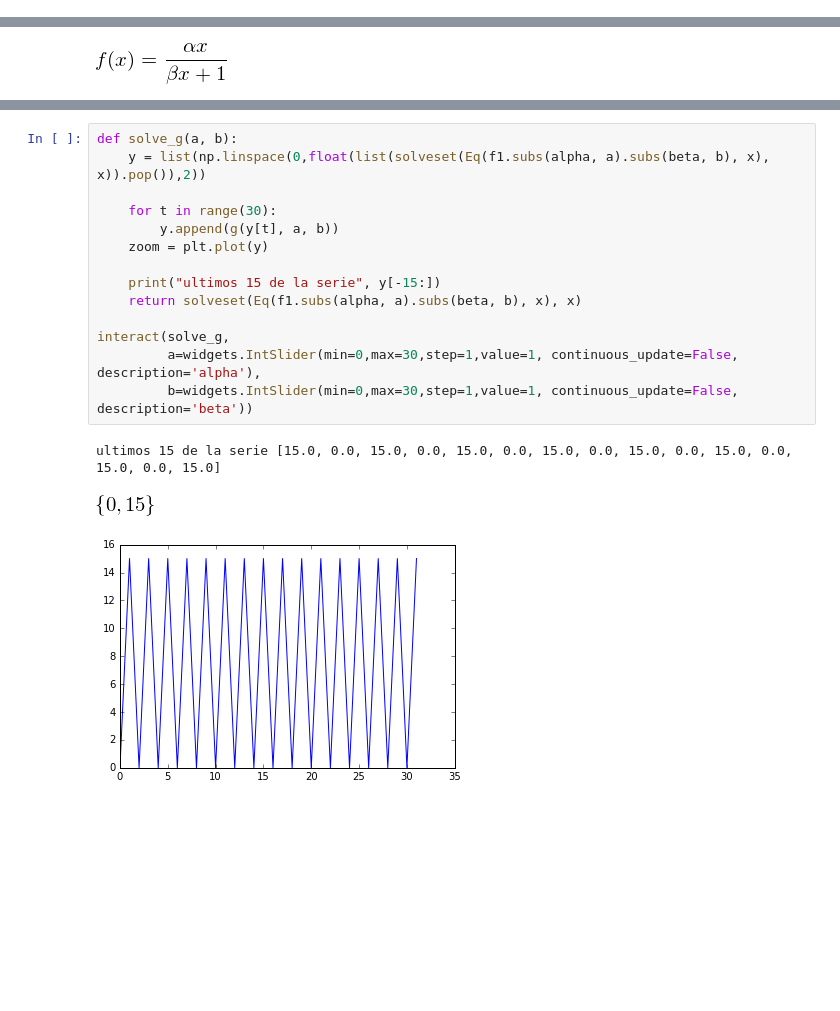
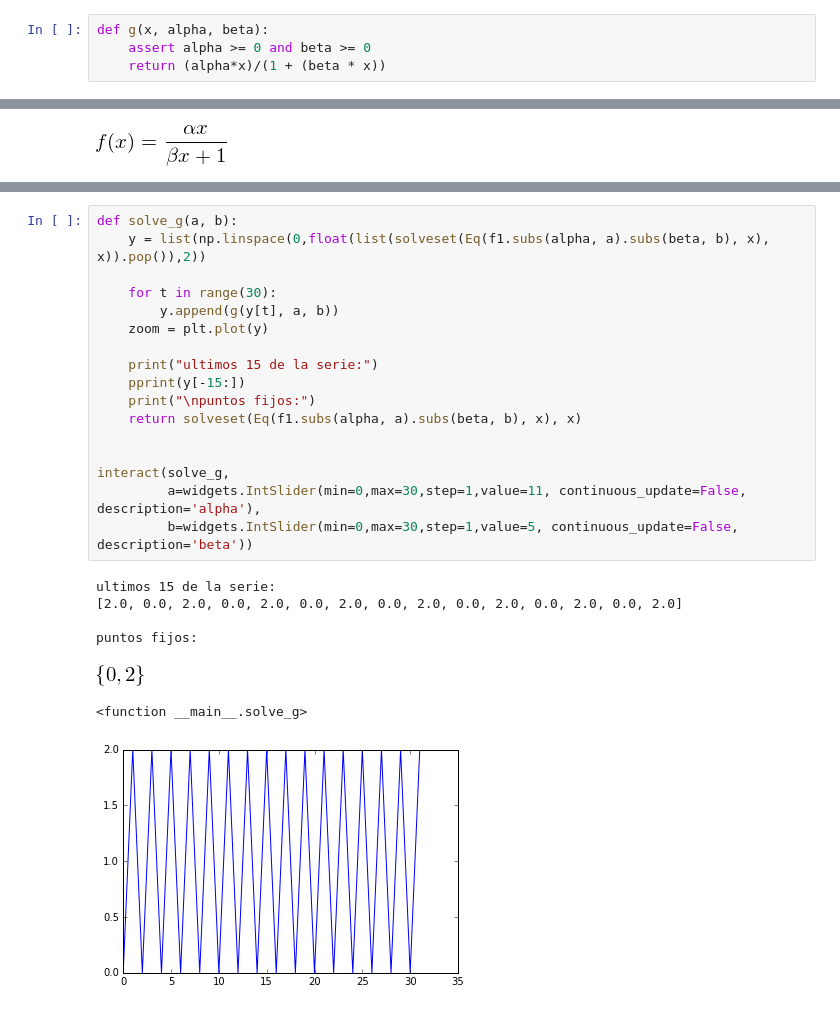
Before and after one commit to rgarcia-herrera/sistemas-dinamicos, a Jupyter notebook: Glass et Pasternack.ipynb, the cells around one changed output, grey strips where cells are left out. Drawn from its saved outputs; the diff is of its cells as text; blank space fills up the shorter version.

```diff
--- a/Glass et Pasternack.ipynb
+++ b/Glass et Pasternack.ipynb
@@ -51 +56,5 @@ def cobweb(f, x, y):
+# %%
+def g(x, alpha, beta):
+    assert alpha >= 0 and beta >= 0
+    return (alpha*x)/(1 + (beta * x))
 # %%
@@ -101,18 +117,25 @@ solveset(Eq(f1,x),x)
 # %%
 def solve_g(a, b):
     y = list(np.linspace(0,float(list(solveset(Eq(f1.subs(alpha, a).subs(beta, b), x), x)).pop()),2))
 
     for t in range(30):
         y.append(g(y[t], a, b))
     zoom = plt.plot(y)
 
-    print("ultimos 15 de la serie", y[-15:])
+    print("ultimos 15 de la serie:")
+    pprint(y[-15:])
+    print("\npuntos fijos:")
     return solveset(Eq(f1.subs(alpha, a).subs(beta, b), x), x)
 
+
 interact(solve_g,
-         a=widgets.IntSlider(min=0,max=30,step=1,value=1, continuous_update=False, description='alpha'),
-         b=widgets.IntSlider(min=0,max=30,step=1,value=1, continuous_update=False, description='beta'))
+         a=widgets.IntSlider(min=0,max=30,step=1,value=11, continuous_update=False, description='alpha'),
+         b=widgets.IntSlider(min=0,max=30,step=1,value=5, continuous_update=False, description='beta'))
 # %% [output]
-ultimos 15 de la serie [15.0, 0.0, 15.0, 0.0, 15.0, 0.0, 15.0, 0.0, 15.0, 0.0, 15.0, 0.0, 15.0, 0.0, 15.0]
+ultimos 15 de la serie:
+[2.0, 0.0, 2.0, 0.0, 2.0, 0.0, 2.0, 0.0, 2.0, 0.0, 2.0, 0.0, 2.0, 0.0, 2.0]
+
+puntos fijos:
-[figure, old version]
+[figure, new version]
+<function __main__.solve_g>
-[figure, old version]
+[figure, new version]
```
Also changed, not shown: parts of 15 cells of this notebook.
